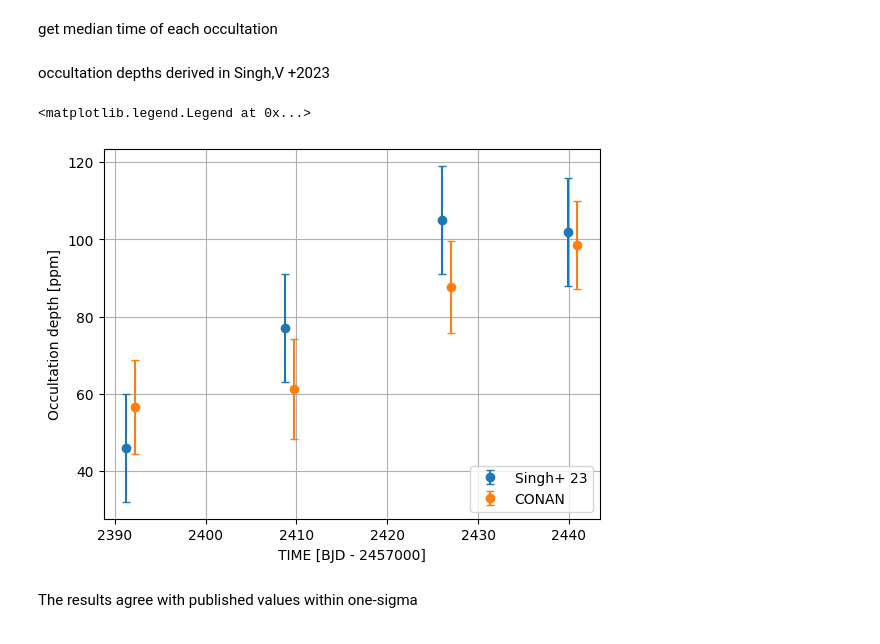
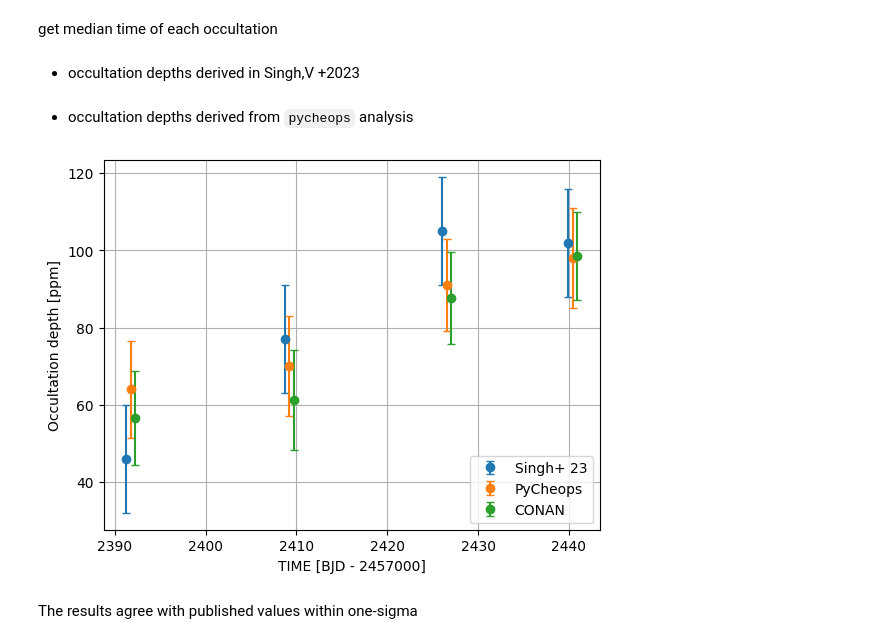
Before and after one commit to titans-ge/CONAN, a Jupyter notebook: Notebooks/KELT-20/kelt-20_conan_spline.ipynb, the cells around one changed output. Drawn from its saved outputs; the diff is of its cells as text; code cells hidden in the pictures.

Commit message:
v3.1.2 - command line fitting and changes to plotting

```diff
--- a/Notebooks/KELT-20/kelt-20_conan_spline.ipynb
+++ b/Notebooks/KELT-20/kelt-20_conan_spline.ipynb
@@ -290,21 +290,27 @@ unc    = [np.mean(np.diff(np.quantile(result._chains[f"CH{i}_DFocc"],q=[0.16,0.5
 # %% [markdown]
 get median time of each occultation
 # %%
-mid_times = np.array([np.median(lc_obj._input_lc[nm]["col0"]) for nm in lc_obj._names])
+mid_times = np.array([np.median(result.lc.outdata[nm]["time"]) for nm in result.lc.names])
 # %% [markdown]
-occultation depths derived in Singh,V +2023
+- occultation depths derived in Singh,V +2023
 # %%
 paper_depth = [46,77,105,102]
 paper_unc   = [14,14,14,14]
+# %% [markdown]
+- occultation depths derived from `pycheops` analysis
+# %%
+pyc_depth  = [64,   70, 91, 98]
+pyc_unc    = [12.5, 13, 12, 13]
 # %%
-plt.errorbar(mid_times, paper_depth, paper_unc,fmt="o", capsize=3,label="Singh+ 23")
+plt.errorbar(mid_times, paper_depth, paper_unc, fmt="o", capsize=3,label="Singh+ 23")
+plt.errorbar(mid_times+0.5, pyc_depth, pyc_unc,  fmt="o", capsize=3, label="PyCheops")
 plt.errorbar(mid_times+1, depths, unc, fmt="o", capsize=3, label="CONAN")
+
 plt.grid()
 plt.xlabel("TIME [BJD - 2457000]")
 plt.ylabel("Occultation depth [ppm]")
-plt.legend(loc="lower right")
+plt.legend(loc="lower right");
 # %% [output]
-<matplotlib.legend.Legend at 0x...>
-[figure, old version]
+[figure, new version]
 # %% [markdown]
 The results agree with published values within one-sigma
```
Also changed, not shown: parts of 4 cells of this notebook, 9 other files.
